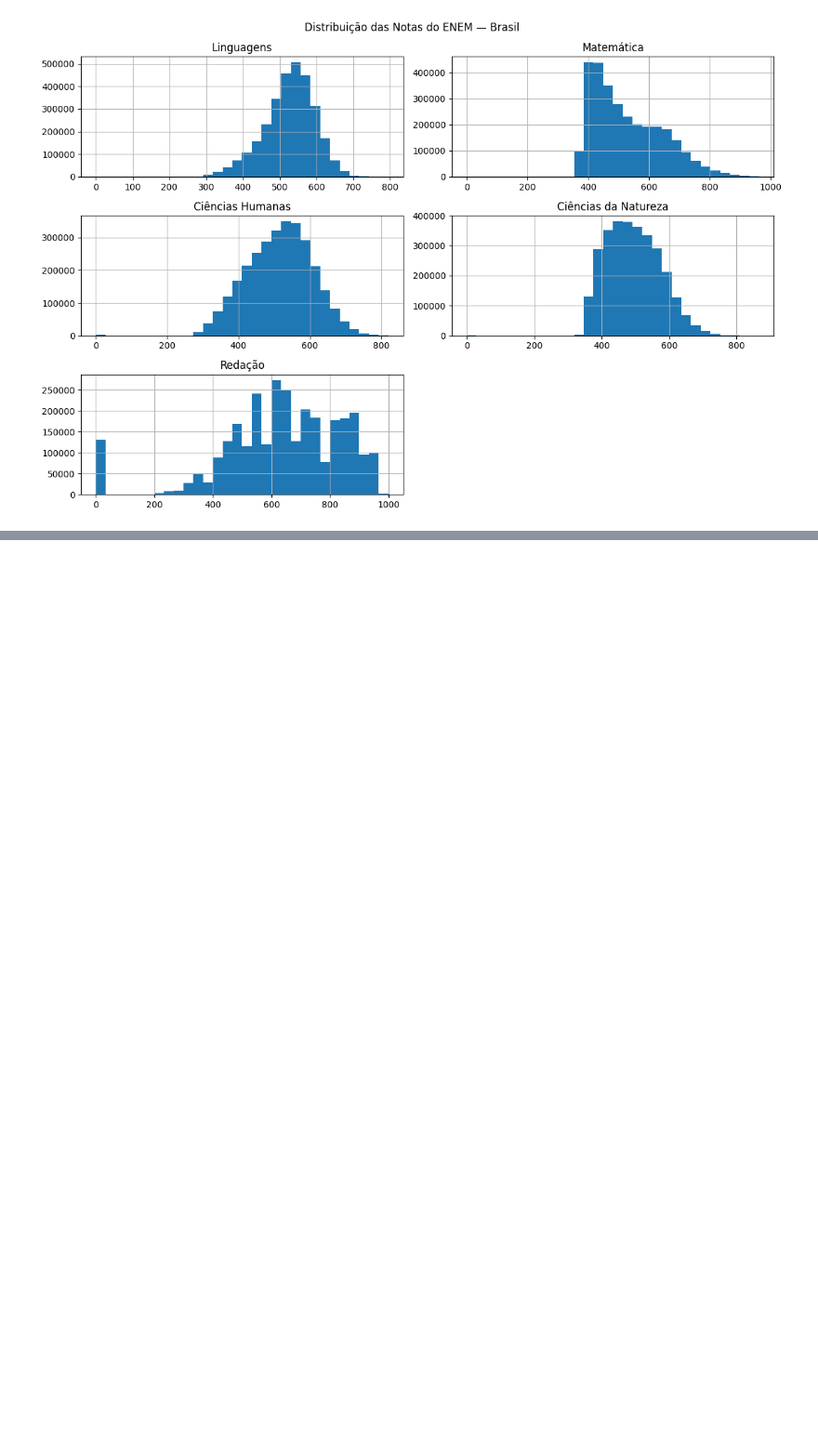
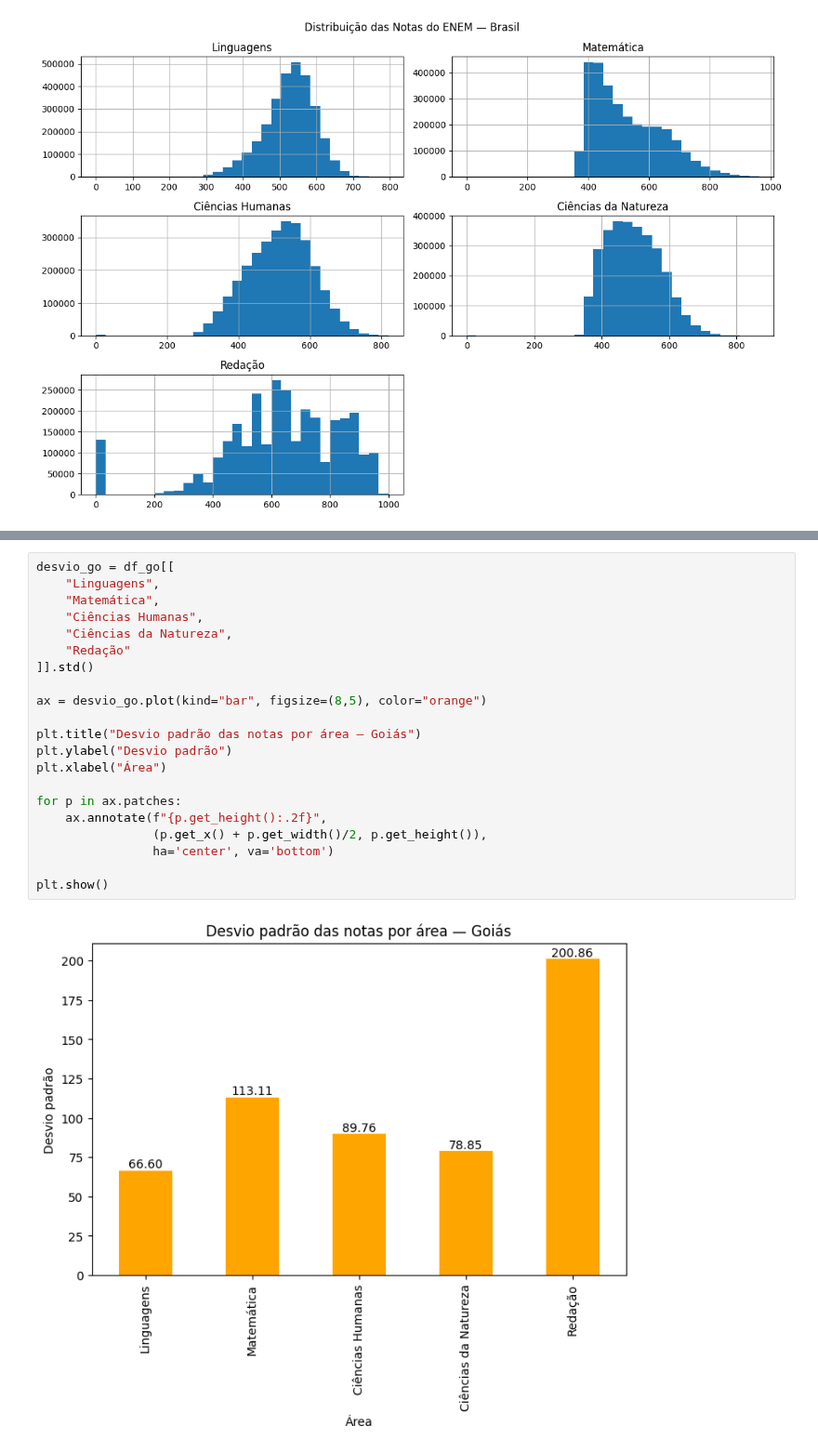
Before and after one commit to Lanzitow/enem-goias-data-analysis, a Jupyter notebook: notebooks/enem_goias_analise.ipynb, the cells around one changed output, grey strips where cells are left out. Shown at 93% size. Saved outputs shown, nothing was run; the diff lists cells and outputs as text; blank space fills up the shorter version.

```diff
--- a/notebooks/enem_goias_analise.ipynb
+++ b/notebooks/enem_goias_analise.ipynb
@@ -979,0 +973,23 @@ plt.show()
+# %%
+desvio_go = df_go[[
+    "Linguagens",
+    "Matemática",
+    "Ciências Humanas",
+    "Ciências da Natureza",
+    "Redação"
+]].std()
+
+ax = desvio_go.plot(kind="bar", figsize=(8,5), color="orange")
+
+plt.title("Desvio padrão das notas por área — Goiás")
+plt.ylabel("Desvio padrão")
+plt.xlabel("Área")
+
+for p in ax.patches:
+    ax.annotate(f"{p.get_height():.2f}",
+                (p.get_x() + p.get_width()/2, p.get_height()),
+                ha='center', va='bottom')
+
+plt.show()
+# %% [output]
+[figure, added]
```
Also changed, not shown: parts of 15 cells of this notebook.
